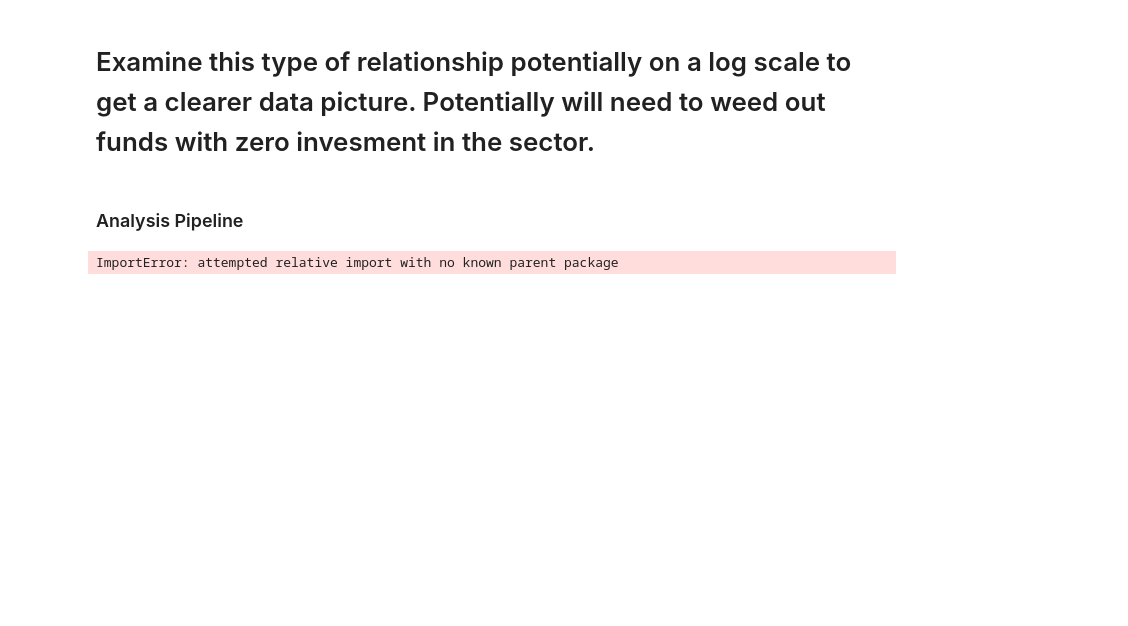
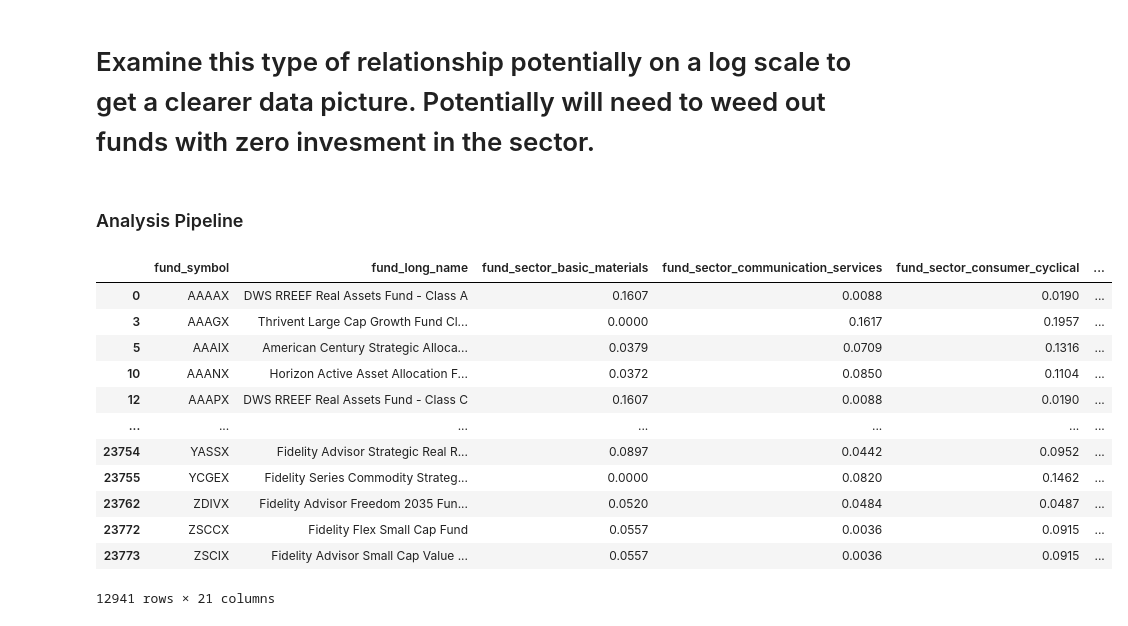
Before and after one commit to ubco-W2022T2-data301/project-group-group-57, a Jupyter notebook: analysis/analysis_Adam_Goebel.ipynb, the cells around one changed output. Saved outputs shown, nothing was run; the diff lists cells and outputs as text; code cells hidden in the pictures; blank space fills up the shorter version.

```diff
--- a/analysis/analysis_Adam_Goebel.ipynb
+++ b/analysis/analysis_Adam_Goebel.ipynb
@@ -116,9 +116,24 @@ Text(0, 0.5, 'Year to Date Return')
 # Examine this type of relationship potentially on a log scale to get a clearer data picture. Potentially will need to weed out funds with zero invesment in the sector.
 # %% [markdown]
 ### Analysis Pipeline
-# %%
-from .. import project_functions_AdamGoebel # This is called a relative import
-df = project_functions_AdamGoebel.load_and_process()
-df
-# %% [output]
-ImportError: attempted relative import with no known parent package
+# %%
+import sys
+sys.path.append('C:\\Users\\adamv\\Documents\\mgmt301\\Project\\project-group-group-57\\analysis\\code')
+
+from project_functions_AdamGoebel import load_and_process
+df = load_and_process()
+df
+# %% [output]
+|  | fund_symbol | fund_long_name | fund_sector_basic_materials | fund_sector_communication_services | fund_sector_consumer_cyclical | ... |
+| 0 | AAAAX | DWS RREEF Real Assets Fund - Class A | 0.1607 | 0.0088 | 0.0190 | ... |
+| 3 | AAAGX | Thrivent Large Cap Growth Fund Cl... | 0.0000 | 0.1617 | 0.1957 | ... |
+| 5 | AAAIX | American Century Strategic Alloca... | 0.0379 | 0.0709 | 0.1316 | ... |
+| 10 | AAANX | Horizon Active Asset Allocation F... | 0.0372 | 0.0850 | 0.1104 | ... |
+| 12 | AAAPX | DWS RREEF Real Assets Fund - Class C | 0.1607 | 0.0088 | 0.0190 | ... |
+| ... | ... | ... | ... | ... | ... | ... |
+| 23754 | YASSX | Fidelity Advisor Strategic Real R... | 0.0897 | 0.0442 | 0.0952 | ... |
+| 23755 | YCGEX | Fidelity Series Commodity Strateg... | 0.0000 | 0.0820 | 0.1462 | ... |
+| 23762 | ZDIVX | Fidelity Advisor Freedom 2035 Fun... | 0.0520 | 0.0484 | 0.0487 | ... |
+| 23772 | ZSCCX | Fidelity Flex Small Cap Fund | 0.0557 | 0.0036 | 0.0915 | ... |
+| 23773 | ZSCIX | Fidelity Advisor Small Cap Value ... | 0.0557 | 0.0036 | 0.0915 | ... |
+12941 rows × 21 columns
```
